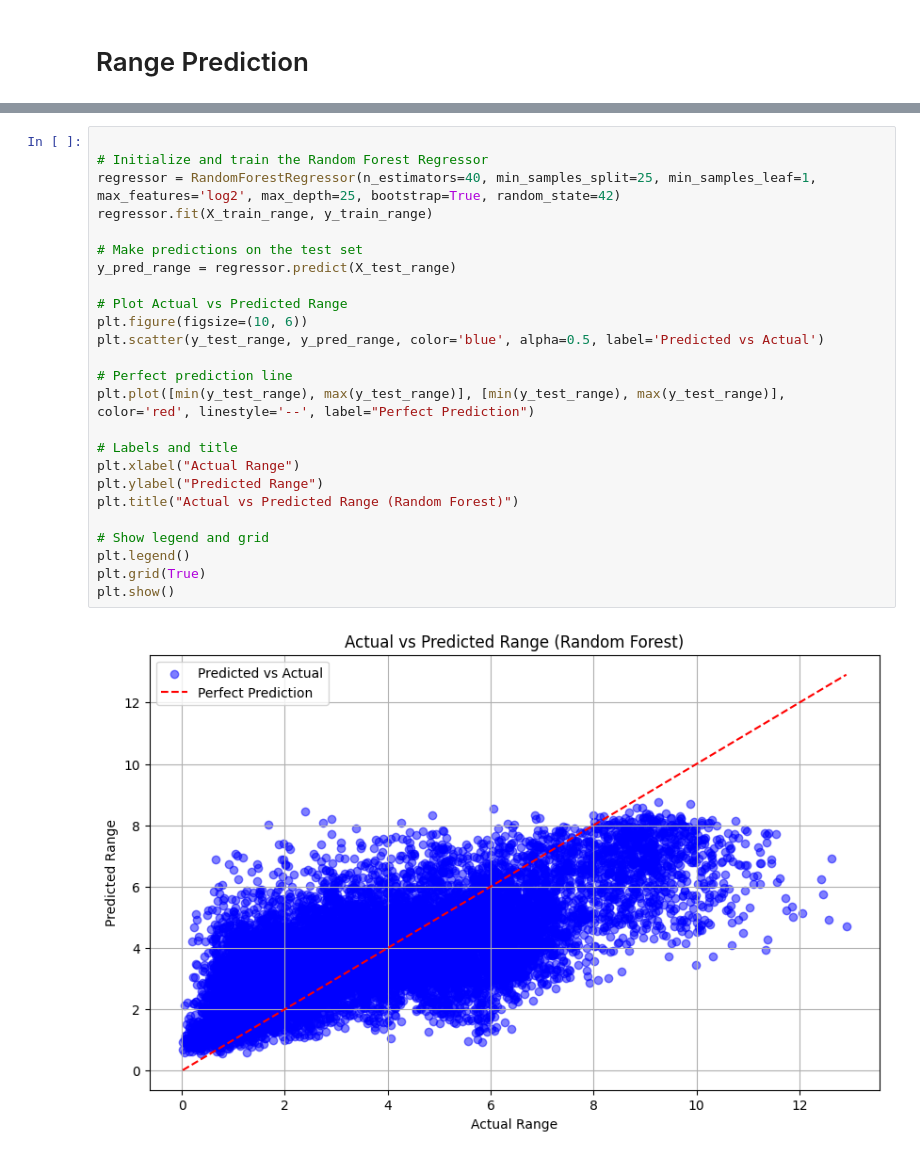
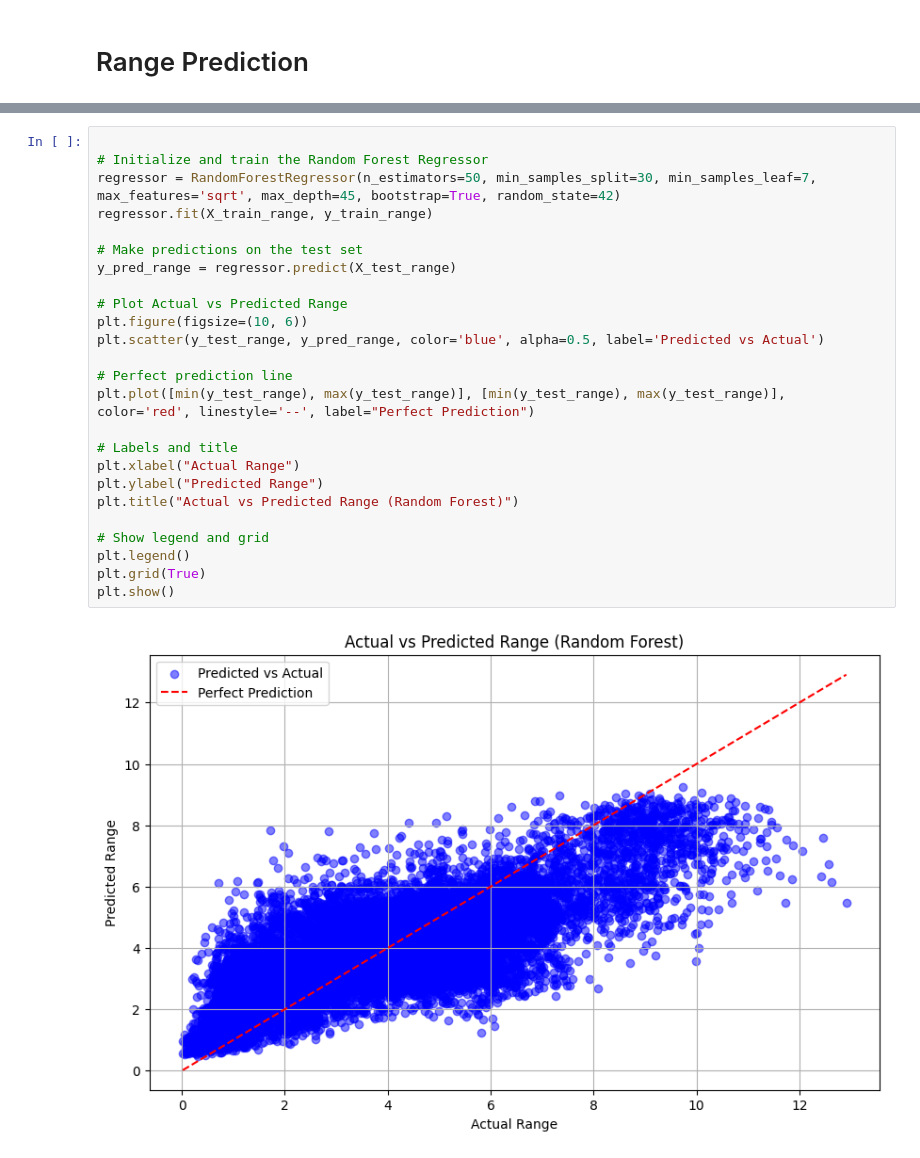
Before and after one commit to jl-sit-cs/CSC3105-DataAnalytics, a Jupyter notebook: Project/code/DataVisualization.ipynb, the cells around one changed output, grey strips where cells are left out. Drawn from its saved outputs; the diff is of its cells as text.

```diff
--- a/Project/code/DataVisualization.ipynb
+++ b/Project/code/DataVisualization.ipynb
@@ -257,27 +257,27 @@ Epoch 25/25
 # %%
 
 # Initialize and train the Random Forest Regressor
-regressor = RandomForestRegressor(n_estimators=40, min_samples_split=25, min_samples_leaf=1, max_features='log2', max_depth=25, bootstrap=True, random_state=42)
+regressor = RandomForestRegressor(n_estimators=50, min_samples_split=30, min_samples_leaf=7, max_features='sqrt', max_depth=45, bootstrap=True, random_state=42)
 regressor.fit(X_train_range, y_train_range)
 
 # Make predictions on the test set
 y_pred_range = regressor.predict(X_test_range)
 
 # Plot Actual vs Predicted Range
 plt.figure(figsize=(10, 6))
 plt.scatter(y_test_range, y_pred_range, color='blue', alpha=0.5, label='Predicted vs Actual')
 
 # Perfect prediction line
 plt.plot([min(y_test_range), max(y_test_range)], [min(y_test_range), max(y_test_range)], color='red', linestyle='--', label="Perfect Prediction")
 
 # Labels and title
 plt.xlabel("Actual Range")
 plt.ylabel("Predicted Range")
 plt.title("Actual vs Predicted Range (Random Forest)")
 
 # Show legend and grid
 plt.legend()
 plt.grid(True)
 plt.show()
 # %% [output]
-[figure, old version]
+[figure, new version]
```
Also changed, not shown: parts of 3 cells of this notebook, 3 other files.
